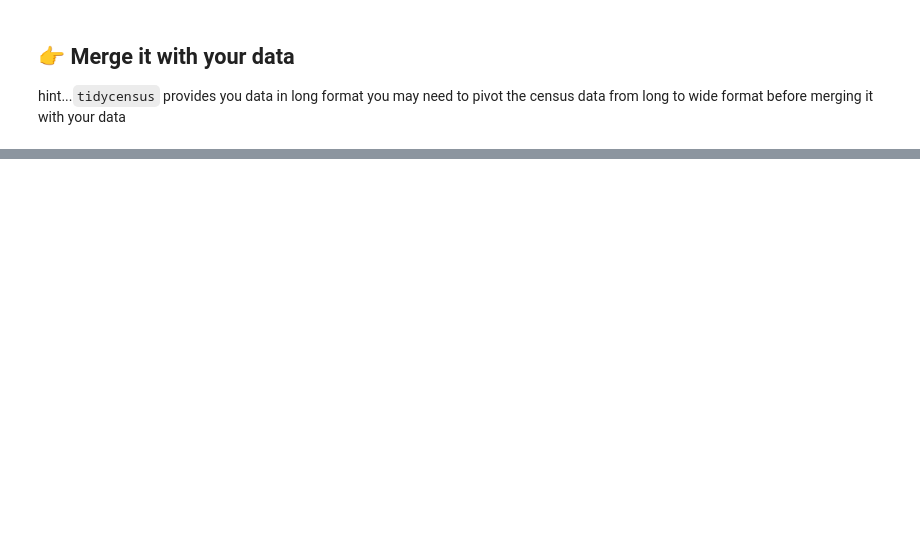
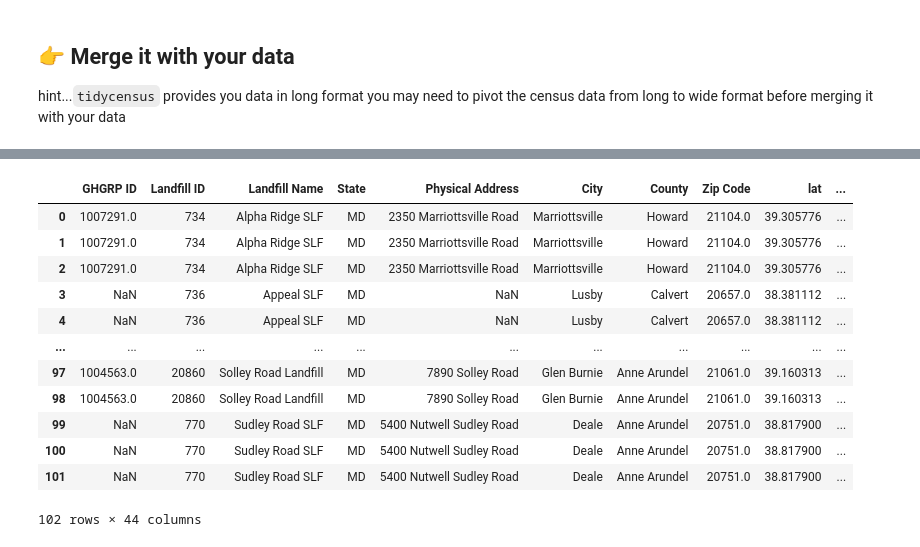
Before and after one commit to katrventura/connect-to-census, a Jupyter notebook: merge-with-census.ipynb, the cells around one changed output, grey strips where cells are left out. Cells and saved outputs as stored; diff of their text form; code cells hidden in the pictures; blank space fills up the shorter version.

```diff
--- a/merge-with-census.ipynb
+++ b/merge-with-census.ipynb
@@ -222,0 +196,8 @@ TypeError: 'NULLType' object is not iterable
+# %%
+# merging data with python pandas
+
+# read in the csv
+md_census_df = pd.read_csv('md_census_data.csv')
+
+# read in the csv
+df = pd.read_csv('baltimore-lmop-with-geocodes.csv')
@@ -222,0 +243,10 @@ TypeError: 'NULLType' object is not iterable
+# %%
+# create new column in md_census_df called TRACT that will only get Census Tract from NAME
+md_census_df['TRACT'] = md_census_df['NAME'].str.extract(r'(\d+.\d+)')
+
+# remove . from TRACT
+md_census_df['TRACT'] = md_census_df['TRACT'].str.replace('.', '')
+md_census_df.head()
+
+# change TRACT to int make nan 0
+md_census_df['TRACT'] = md_census_df['TRACT'].fillna(0).astype(int)
@@ -222,0 +268,19 @@ TypeError: 'NULLType' object is not iterable
+# %%
+# merge the data on the TRACT
+merged = pd.merge(df, md_census_df, left_on='TRACT', right_on='TRACT')
+
+merged
+# %% [output]
+|  | GHGRP ID | Landfill ID | Landfill Name | State | Physical Address | City | County | Zip Code | lat | ... |
+| 0 | 1007291.0 | 734 | Alpha Ridge SLF | MD | 2350 Marriottsville Road | Marriottsville | Howard | 21104.0 | 39.305776 | ... |
+| 1 | 1007291.0 | 734 | Alpha Ridge SLF | MD | 2350 Marriottsville Road | Marriottsville | Howard | 21104.0 | 39.305776 | ... |
+| 2 | 1007291.0 | 734 | Alpha Ridge SLF | MD | 2350 Marriottsville Road | Marriottsville | Howard | 21104.0 | 39.305776 | ... |
+| 3 | NaN | 736 | Appeal SLF | MD | NaN | Lusby | Calvert | 20657.0 | 38.381112 | ... |
+| 4 | NaN | 736 | Appeal SLF | MD | NaN | Lusby | Calvert | 20657.0 | 38.381112 | ... |
+| ... | ... | ... | ... | ... | ... | ... | ... | ... | ... | ... |
+| 97 | 1004563.0 | 20860 | Solley Road Landfill | MD | 7890 Solley Road | Glen Burnie | Anne Arundel | 21061.0 | 39.160313 | ... |
+| 98 | 1004563.0 | 20860 | Solley Road Landfill | MD | 7890 Solley Road | Glen Burnie | Anne Arundel | 21061.0 | 39.160313 | ... |
+| 99 | NaN | 770 | Sudley Road SLF | MD | 5400 Nutwell Sudley Road | Deale | Anne Arundel | 20751.0 | 38.817900 | ... |
+| 100 | NaN | 770 | Sudley Road SLF | MD | 5400 Nutwell Sudley Road | Deale | Anne Arundel | 20751.0 | 38.817900 | ... |
+| 101 | NaN | 770 | Sudley Road SLF | MD | 5400 Nutwell Sudley Road | Deale | Anne Arundel | 20751.0 | 38.817900 | ... |
+102 rows × 44 columns
```
Also changed, not shown: parts of 11 cells of this notebook, 6 other files.
